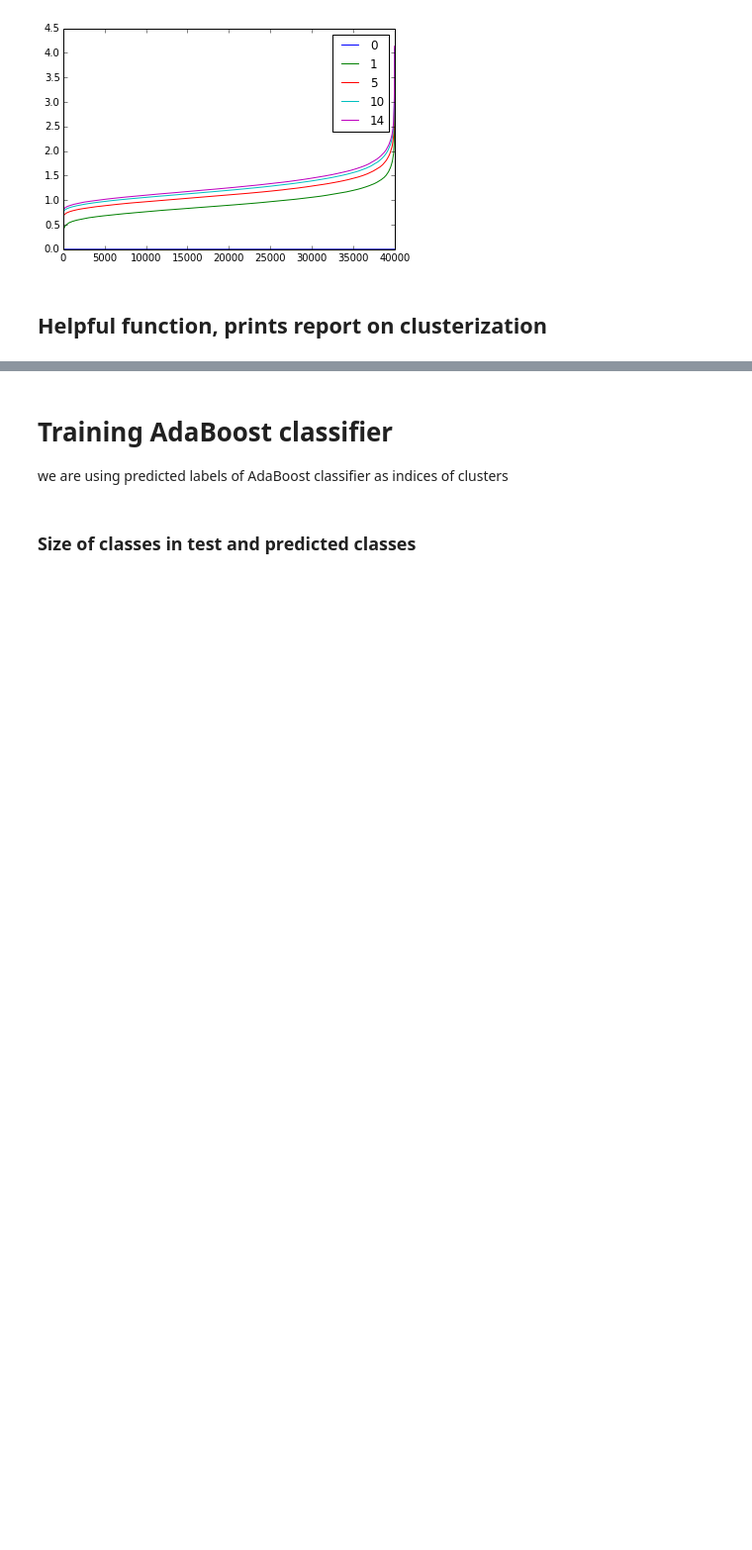
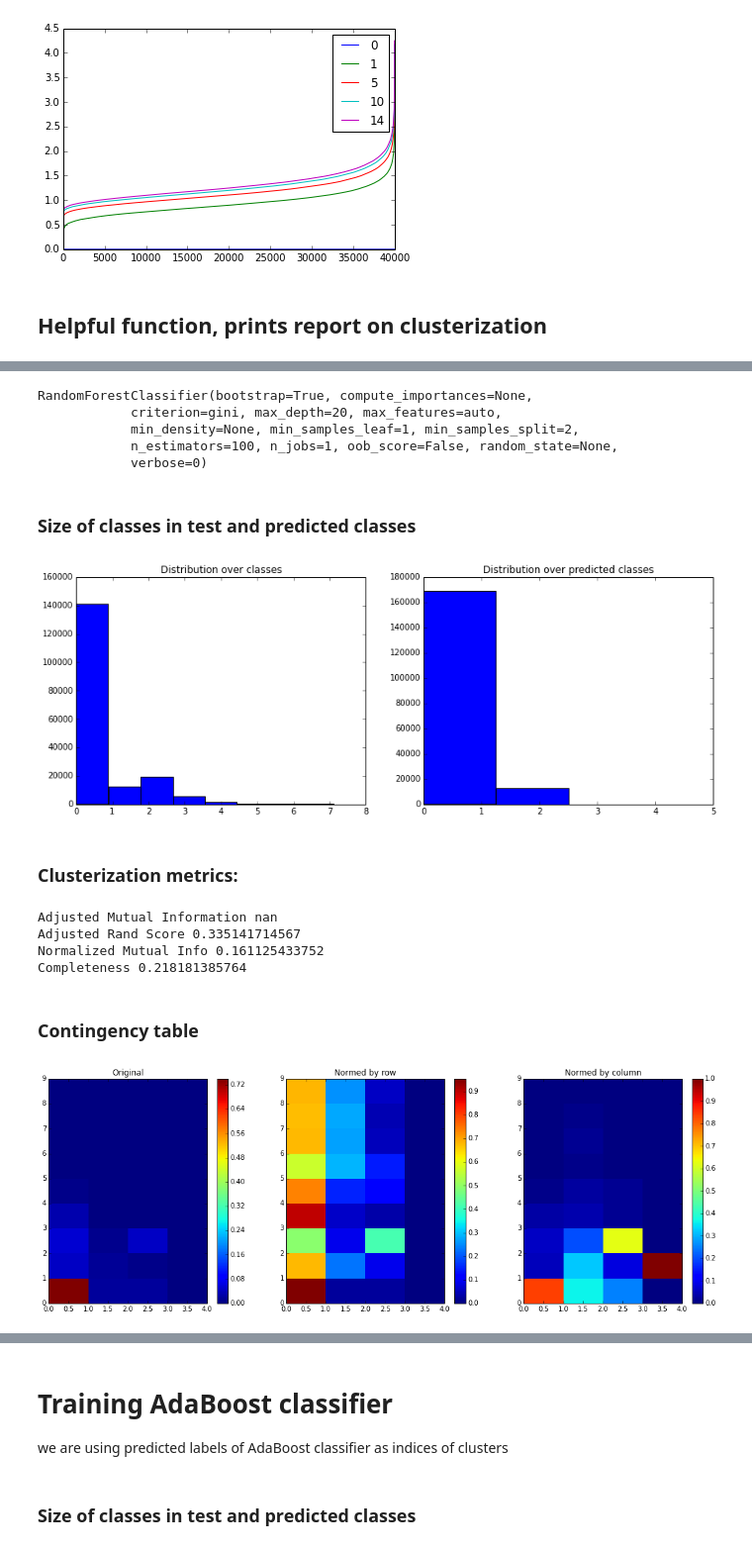
Before and after one commit to anaderi/cms_unsupervised_eval, a Jupyter notebook: Analysis_unsupervised.ipynb, the cells around one changed output, grey strips where cells are left out. Shown at 99% size. Drawn from its saved outputs; the diff is of its cells as text; code cells hidden in the pictures; blank space fills up the shorter version.

```diff
--- a/Analysis_unsupervised.ipynb
+++ b/Analysis_unsupervised.ipynb
@@ -21,8 +25,6 @@ variables = ["log(Pt_BJ1)", "log(Pt_BJ2)", "log(Pt_J1J2)", "log(Pt_JNotBest)",
              "log(Ht)", "DR_J1J2", "Eta_LJ", "log(M_J1J2)", "log(M_JNotBest)",
              "log(M_JW)", "log(Pttop_BJ1)", "Cos_LepLJ_BJ1", "Cos_WLJ_BJ1",
              "log(Pt_Lep)", "Planarity", "log(Mtop_BJ1)", "Eta_Lep", "N_BJ"]
-
-all_variables = variables + ['weight']
 # %%
 folder = '/mnt/w76/notebook/datasets/doudko/samples/'
 # %%
@@ -154,0 +200,11 @@ def clusterization_report(y_true, y_pred):
+# %%
+%%time
+# fastsvm.FastSVC(2000, kernel='linear'),
+for base in [ LDA(), RidgeClassifier(), RandomForestClassifier(n_estimators=10, max_depth=6) ]:
+    for wrap in [OneVsRestClassifier]:
+        clf = wrap(base)
+        print type(base), type(clf)
+#         print_heading(str(type(base)) + str(type(clf)))
+        clf.fit(trainX.values, trainY)
+        pred = clf.predict(testX.values)
+        clusterization_report(testY, pred, print_classes=False, print_matrix=False)
@@ -154,0 +232,22 @@ def clusterization_report(y_true, y_pred):
+# %%
+%%time
+for clf in [RandomForestClassifier(n_estimators=100, max_depth=15)]:
+    print clf
+    pred = clf.fit(trainX.values, trainY).predict(testX.values)
+    clusterization_report(testY, pred)
+    print 'Log likelihood loss:', metrics.log_loss(testY, clf.predict_proba(testX.values))
+# %% [output]
+RandomForestClassifier(bootstrap=True, compute_importances=None,
+            criterion=gini, max_depth=20, max_features=auto,
+            min_density=None, min_samples_leaf=1, min_samples_split=2,
+            n_estimators=100, n_jobs=1, oob_score=False, random_state=None,
+            verbose=0)
+Size of classes in test and predicted classes
+[figure, added]
+Clusterization metrics:
+Adjusted Mutual Information nan
+Adjusted Rand Score 0.335141714567
+Normalized Mutual Info 0.161125433752
+Completeness 0.218181385764
+Contingency table
+[figure, added]
```
Also changed, not shown: parts of 21 cells of this notebook, 2 other files.
